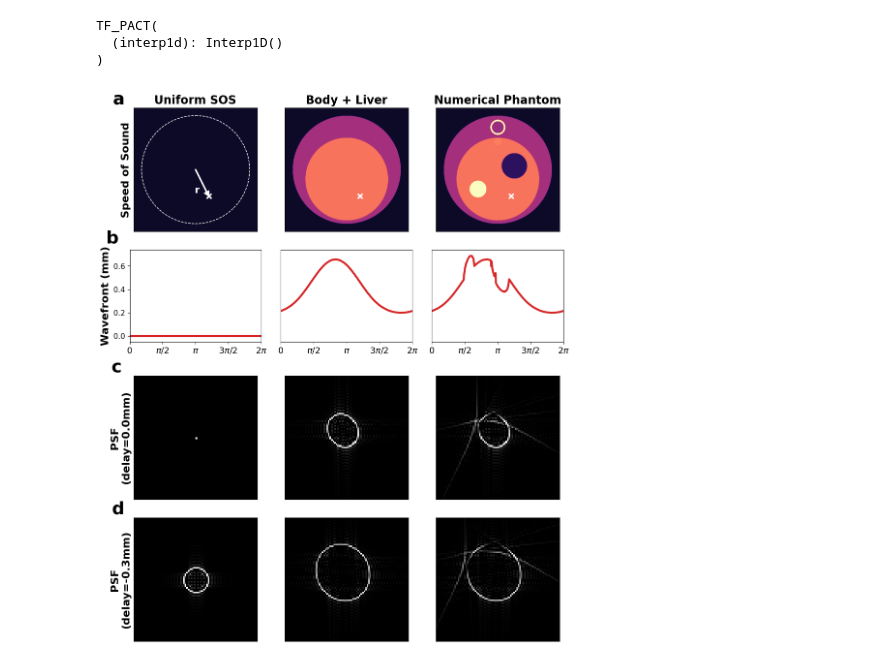
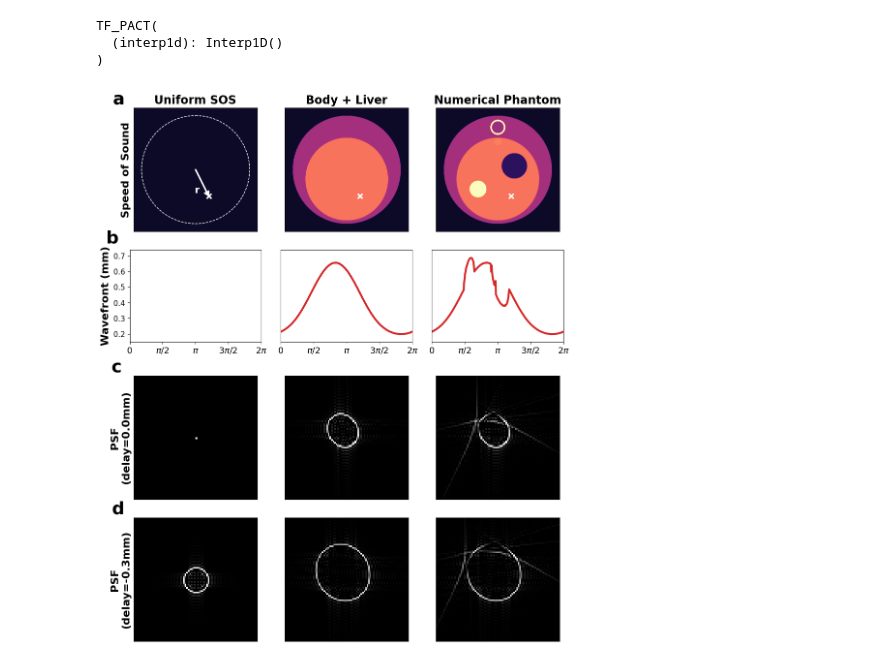
Before and after one commit to Lukeli0425/Coord-SoS-PACT, a Jupyter notebook: figures/figure_SOS.ipynb, the cells around one changed output. Cells and saved outputs as stored; diff of their text form; code cells hidden in the pictures.

```diff
--- a/figures/figure_SOS.ipynb
+++ b/figures/figure_SOS.ipynb
@@ -98,42 +98,42 @@ for i, (SOS, wf, psf_stack, title) in enumerate(zip(SOSs, wfs, psfs, titles)):
         cb.set_label('$m \cdot s^{-1}$', fontsize=12)
 
     ax = plt.subplot(gs[9:15,9*i:9*i+8])
-    plt.plot(thetas, wf*1e3, color='tab:red', label='True WF', linewidth=3)
+    plt.plot(thetas, wf*1e3, color='tab:red', label='True WF', linewidth=2.9)
     # if i in[2, 3]:
     #     plt.plot(thetas, w_apact*1e3, linestyle='--', color='tab:blue', label='APACT')
     #     plt.plot(thetas, w_sb*1e3, linestyle='--', color='tab:purple', label='Single-body')
     #     plt.legend(fontsize=11, loc='best')
     plt.xlim([0, 2*np.pi])
-    plt.ylim([-0.05, 0.74])
+    plt.ylim([0.15, 0.74])
     plt.xticks([0, np.pi/2, np.pi, 3*np.pi/2, 2*np.pi], ['0', '$\pi/2$', '$\pi$', '$3\pi/2$', '$2\pi$'], fontsize=13)
     if i == 0:
         plt.ylabel('Wavefront (mm)', fontsize=16, fontweight='bold')
         plt.title('b', loc='left', x=-0.18, y=1.03, fontsize=26, fontweight='bold', color='black')
         plt.yticks(fontsize=11)
     else:
         plt.yticks([])
 
     psf1, psf2 = psf_stack[0], psf_stack[1]
     psf1 = torch.clip(psf1, min=0)
     psf1 = torch.clip(psf1, min=0)
     psf2 = torch.clip(psf2, min=0)
     psf2 = torch.clip(psf2, min=0)
     ax = plt.subplot(gs[17:25,9*i:9*i+8])
     plt.imshow(psf1, cmap='gray', norm=norm_psf)
     plt.xticks([])
     plt.yticks([])
     if i == 0:
         plt.ylabel('PSF\n(delay=0.0mm)', fontsize=16, fontweight='bold')
         plt.title('c', loc='left', x=-0.18, y=1.0, fontsize=26, fontweight='bold', color='black')
 
     ax = plt.subplot(gs[26:34,9*i:9*i+8])
     plt.imshow(psf2, cmap='gray', norm=norm_psf)
     plt.xticks([])
     plt.yticks([])
     if i == 0:
         plt.ylabel('PSF\n(delay={:.1f}mm)'.format(delays[1]*1e3), fontsize=16, fontweight='bold')
         plt.title('d', loc='left', x=-0.18, y=1.0, fontsize=26, fontweight='bold', color='black')
 
 plt.savefig('figure_SOS.png', bbox_inches='tight', dpi=256)
 # %% [output]
-[figure, old version]
+[figure, new version]
```
Also changed, not shown: 5 other files.
